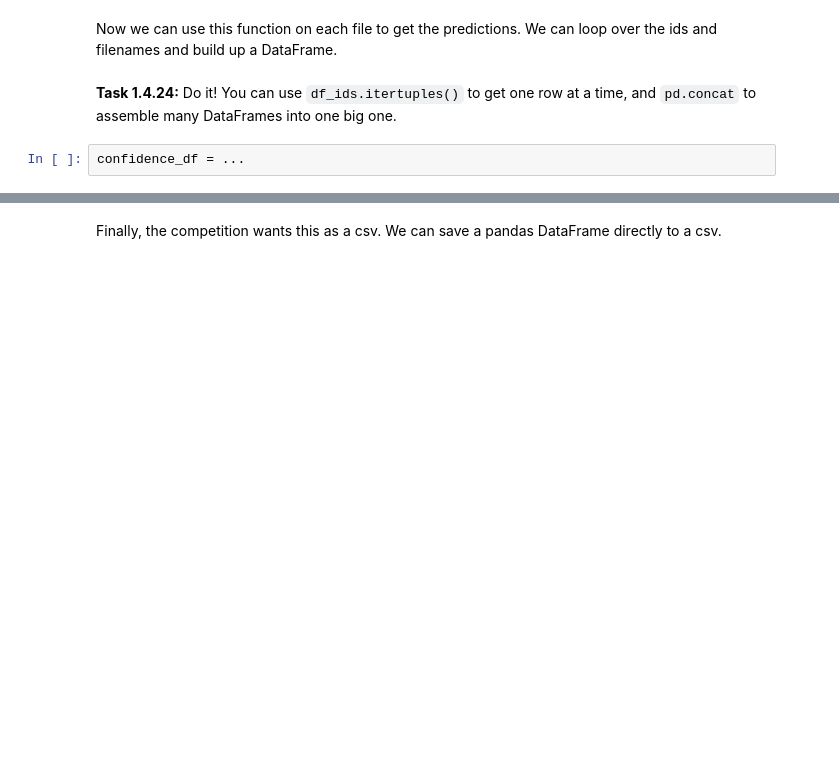
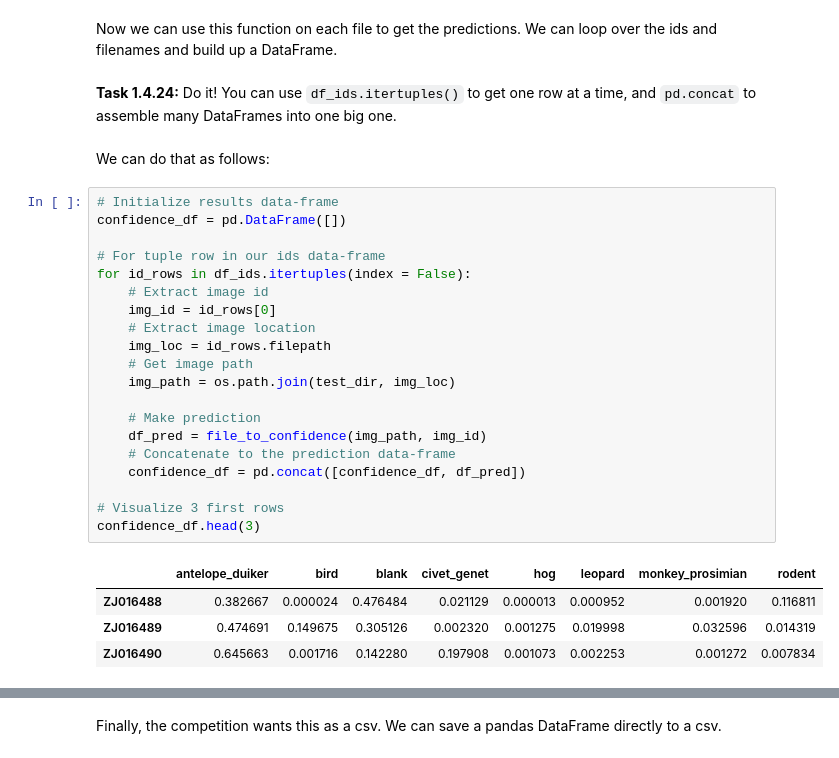
Before and after one commit to maxim-eyengue/WQU-Applied-AI-Lab, a Jupyter notebook: P01_Widlife_Conservation_Ivory_Coast/014-multiclass-classification.ipynb, the cells around one changed output, grey strips where cells are left out. Cells and saved outputs as stored; diff of their text form; blank space fills up the shorter version.

```diff
--- a/P01_Widlife_Conservation_Ivory_Coast/014-multiclass-classification.ipynb
+++ b/P01_Widlife_Conservation_Ivory_Coast/014-multiclass-classification.ipynb
@@ -982,5 +1141,30 @@ file_to_confidence(test_image_path, image_id)
 Now we can use this function on each file to get the predictions. We can loop over the ids and filenames and build up a DataFrame.
 # %% [markdown]
 **Task 1.4.24:** Do it! You can use `df_ids.itertuples()` to get one row at a time, and `pd.concat` to assemble many DataFrames into one big one.
-# %%
-confidence_df = ...
+# %% [markdown]
+We can do that as follows:
+# %%
+# Initialize results data-frame
+confidence_df = pd.DataFrame([])
+
+# For tuple row in our ids data-frame
+for id_rows in df_ids.itertuples(index = False):
+    # Extract image id
+    img_id = id_rows[0]
+    # Extract image location
+    img_loc = id_rows.filepath
+    # Get image path
+    img_path = os.path.join(test_dir, img_loc)
+
+    # Make prediction
+    df_pred = file_to_confidence(img_path, img_id)
+    # Concatenate to the prediction data-frame
+    confidence_df = pd.concat([confidence_df, df_pred])
+
+# Visualize 3 first rows
+confidence_df.head(3)
+# %% [output]
+|  | antelope_duiker | bird | blank | civet_genet | hog | leopard | monkey_prosimian | rodent |
+| ZJ016488 | 0.382667 | 0.000024 | 0.476484 | 0.021129 | 0.000013 | 0.000952 | 0.001920 | 0.116811 |
+| ZJ016489 | 0.474691 | 0.149675 | 0.305126 | 0.002320 | 0.001275 | 0.019998 | 0.032596 | 0.014319 |
+| ZJ016490 | 0.645663 | 0.001716 | 0.142280 | 0.197908 | 0.001073 | 0.002253 | 0.001272 | 0.007834 |
```
Also changed, not shown: parts of 43 cells of this notebook, 1 other file.
